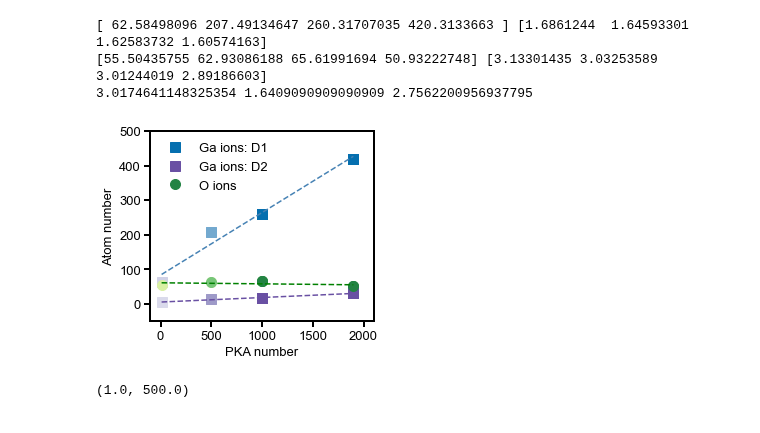
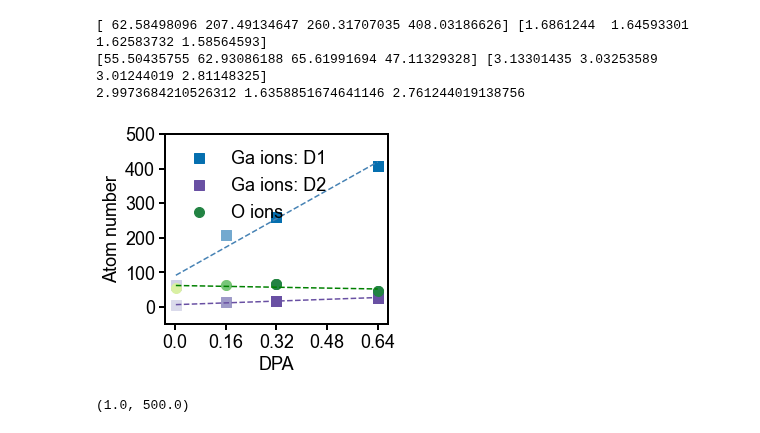
Before and after one commit to HE-RU10/ga2o3, a Jupyter notebook: Overlapping_anneal_msd.ipynb, the cells around one changed output. Cells and saved outputs as stored; diff of their text form; code cells hidden in the pictures.

```diff
--- a/Overlapping_anneal_msd.ipynb
+++ b/Overlapping_anneal_msd.ipynb
@@ -9,0 +34,6 @@ warnings.filterwarnings("ignore")
+# %%
+pkal=[0,500,1000,1500,2000]
+dpa=np.zeros(len(pkal))
+for i in range(len(pkal)):
+    dpa[i]=DPA(1500,pkal[i],193.294,81920,TDEga2o3)
+dpa
@@ -82,7 +111,7 @@ plt.subplots_adjust(left=0.01, right=0.99, bottom=0.01, top=0.99, wspace=0, hspa
 bin_edges = np.linspace(1, 4,21)
 print(bin_edges)
 t = np.linspace(0.4, 4.6, 210)
-pkal=[10,500,1000,1900]
+pkal=[10,500,1000,2000]
 cmap = plt.get_cmap('PuBu')
 n_ga_peak=np.zeros(4)
 n_o_peak=np.zeros(4)
@@ -112,8 +141,8 @@ for j in range(4):
     ga_peak[j]=t[index]
 axs[0].tick_params(axis='x', width=0,length=2)
 axs[0].set_yticks([ 0,150 ,300,450])
-axs[0].legend(fontsize=15,frameon=False)
-axs[0].tick_params(axis='y', width=2,length=6, labelsize=15)
+axs[0].legend(fontsize=18,frameon=False)
+axs[0].tick_params(axis='y', width=2,length=6, labelsize=18)
 axs[0].set_ylim(0, 550)
 print('----O-----')
 bin_edges = np.linspace(1.6, 4.6,21)
@@ -136,18 +165,18 @@ for j in range(4):
     n_o_peak[j]=max(fit_y)
     index=np.argmax(fit_y)
     o_peak[j]=t[index]
-axs[1].set_xlabel('Displacement distance ($\AA$)',fontsize=15)
-axs[1].set_ylabel('Atom number',fontsize=15)
-axs[1].legend(fontsize=15,frameon=False)
+axs[1].set_xlabel('Displacement distance ($\AA$)',fontsize=18)
+axs[1].set_ylabel('Atom number',fontsize=18)
+axs[1].legend(fontsize=18,frameon=False)
 axs[1].grid(False)
 # Set the desired x-axis limits
 axs[1].set_xticks([0.4,1.0,1.6,2.2,2.8,3.4,4,4.6])
 axs[1].set_yticks([0,50,100,150])
 axs[1].set_ylim(0, 200)
 axs[1].set_xlim(0.4, 4.6)# Replace x_min and x_max with your desired range
-axs[1].tick_params(axis='x', width=2,length=6,labelsize=15)
-axs[1].tick_params(axis='y', width=2,length=6,labelsize=15)
-#plt.savefig('my_plot.png')
+axs[1].tick_params(axis='x', width=2,length=6,labelsize=18)
+axs[1].tick_params(axis='y', width=2,length=6,labelsize=18)
+plt.savefig('/home/heruhe/Desktop/overlapping1', format='svg')
 # %% [output]
 [1.   1.15 1.3  1.45 1.6  1.75 1.9  2.05 2.2  2.35 2.5  2.65 2.8  2.95
  3.1  3.25 3.4  3.55 3.7  3.85 4.  ]
@@ -215,43 +245,45 @@ num_colors =4
 cmap3 = plt.get_cmap('Purples')
 # Create an array of colors using the colormap
 colors = [cmap((i+1) / num_colors) for i in range(num_colors)]
 colors2 = [cmap2((i+1) / num_colors) for i in range(num_colors)]
 colors3 = [cmap3((i+1) / num_colors) for i in range(num_colors)]
 for i in range(num_colors - 1):
     plt.plot(pkal[i:i+3], n_ga_peak[i:i+3],marker="s",linestyle='', color=colors[i],markersize=10)
     plt.plot(pkal[i:i+3], n_ga_peak2[i:i+3],marker="s",linestyle='', color=colors3[i],markersize=10)
     plt.plot(pkal[i:i+3], n_o_peak[i:i+3],marker="o",linestyle='', color=colors2[i],markersize=10)
 
 plt.plot(pkal[i:i+3], n_ga_peak[i:i+3],marker="s",linestyle='', color=colors[i],markersize=10,label='Ga ions: D1')
 plt.plot(pkal[i:i+3], n_ga_peak2[i:i+3],marker="s",linestyle='', color=colors3[i],markersize=10,label='Ga ions: D2')
 plt.plot(pkal[i:i+3], n_o_peak[i:i+3],marker="o",linestyle='', color=colors2[i],markersize=10,label='O ions')
 
 #plt.plot(pkal,n_ga_peak,'s',markersize=10,color='steelblue',label='Ga1 ions')
 x_fit,y_fit = linear_fit(pkal,n_ga_peak)
 plt.plot(x_fit,y_fit,'--',color='steelblue')
 #plt.plot(pkal,n_ga_peak2,'s',markersize=10,color='steelblue',label='Ga2 ions',markerfacecolor='white')
 x_fit,y_fit = linear_fit(pkal,n_ga_peak2)
 plt.plot(x_fit,y_fit,'--',color=colors3[i])
 #plt.plot(pkal,n_o_peak,'o',markersize=10,color='green',label='O ions')
 x_fit,y_fit = linear_fit(pkal,n_o_peak)
 plt.plot(x_fit,y_fit,'--',color='green')
 plt.xlim(-100, 2100)
 plt.xticks([0,500,1000,1500,2000])
 plt.yticks([0,100,200,300,400,500])
 plt.ylim(-50, 500)
-plt.tick_params(axis='x', width=2,length=6,labelsize=13)
-plt.tick_params(axis='y', width=2,length=6,labelsize=13)
-plt.xlabel('PKA number',fontsize=13)
-plt.ylabel('Atom number',fontsize=13)
-plt.legend(fontsize=13,frameon=False)
-
+plt.tick_params(axis='x', width=2,length=6,labelsize=18)
+plt.tick_params(axis='y', width=2,length=6,labelsize=18)
+plt.xlabel('DPA',fontsize=18)
+plt.ylabel('Atom number',fontsize=18)
+plt.legend(fontsize=18,frameon=False)
+# Changing x-axis ticks
+plt.xticks([0,500,1000,1500,2000], [0.0, 0.16, 0.32, 0.48, 0.64])
+plt.savefig('/home/heruhe/Desktop/overlapping3-2', format='svg')
 
 print(np.mean(o_peak),np.mean(ga_peak),np.mean(ga_peak2))
 # %% [output]
-[ 62.58498096 207.49134647 260.31707035 420.3133663 ] [1.6861244  1.64593301 1.62583732 1.60574163]
-[55.50435755 62.93086188 65.61991694 50.93222748] [3.13301435 3.03253589 3.01244019 2.89186603]
-3.0174641148325354 1.6409090909090909 2.7562200956937795
+[ 62.58498096 207.49134647 260.31707035 408.03186626] [1.6861244  1.64593301 1.62583732 1.58564593]
+[55.50435755 62.93086188 65.61991694 47.11329328] [3.13301435 3.03253589 3.01244019 2.81148325]
+2.9973684210526312 1.6358851674641146 2.761244019138756
-[figure, old version]
+[figure, new version]
 # %%
 fn='/home/heruhe/Desktop/Ga2o3/cascade/5type_overlapping/cascade_anneal/anneal_dumpfile/1000_100ps_{}/particle_Displacement_Magnitude11.csv'.format(1900)
 df=pd.read_csv(fn)
```
Also changed, not shown: parts of 6 cells of this notebook, 2 other files.
